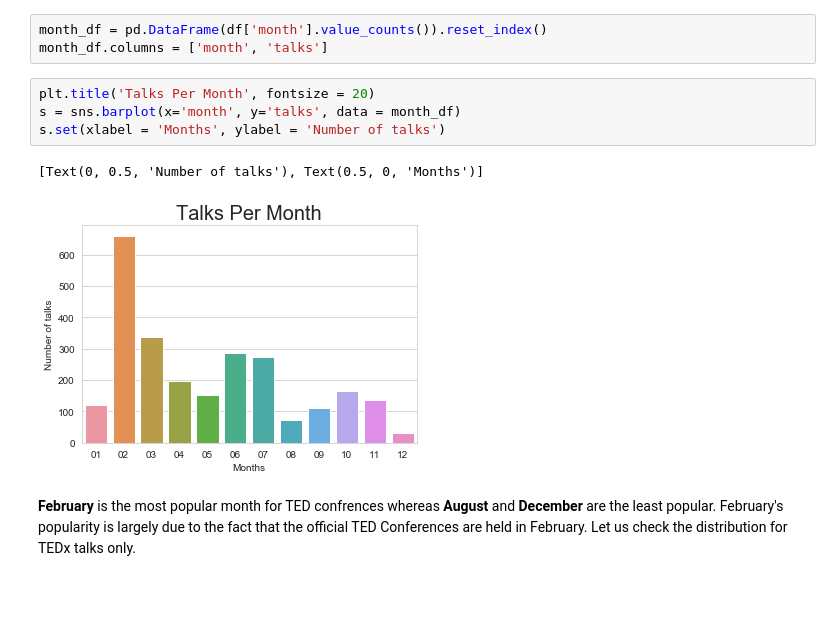
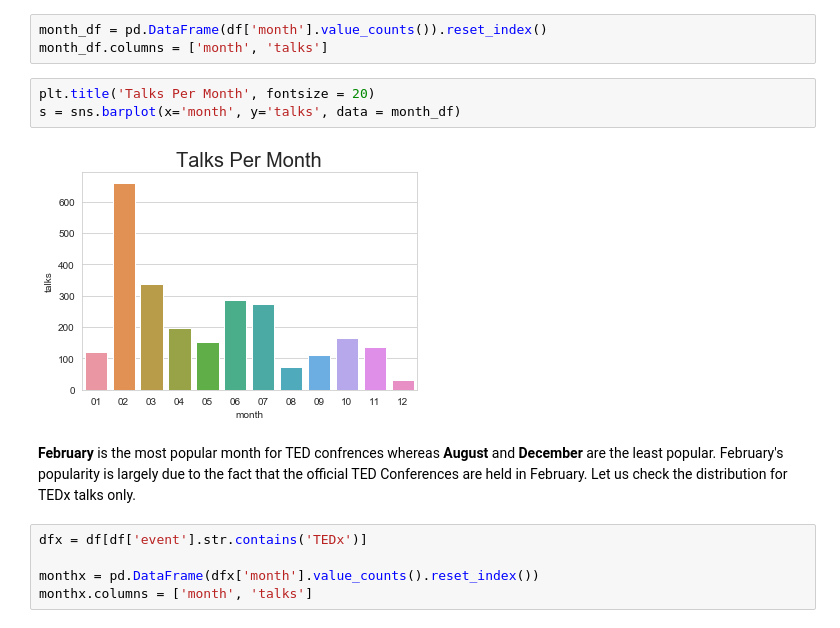
Before and after one commit to Twinklerastogi/Data-Analysis, a Jupyter notebook: TedTalks.ipynb, the cells around one changed output. Drawn from its saved outputs; the diff is of its cells as text; blank space fills up the shorter version.

```diff
--- a/TedTalks.ipynb
+++ b/TedTalks.ipynb
@@ -225,9 +225,12 @@ month_df.columns = ['month', 'talks']
 # %%
 plt.title('Talks Per Month', fontsize = 20)
 s = sns.barplot(x='month', y='talks', data = month_df)
-s.set(xlabel = 'Months', ylabel = 'Number of talks')
 # %% [output]
-[Text(0, 0.5, 'Number of talks'), Text(0.5, 0, 'Months')]
-[figure, old version]
+[figure, new version]
 # %% [markdown]
 **February** is the most popular month for TED confrences whereas **August** and **December** are the least popular. February's popularity is largely due to the fact that the official TED Conferences are held in February. Let us check the distribution for TEDx talks only.
+# %%
+dfx = df[df['event'].str.contains('TEDx')]
+
+monthx = pd.DataFrame(dfx['month'].value_counts().reset_index())
+monthx.columns = ['month', 'talks']
```
Also changed, not shown: parts of 26 cells of this notebook.
